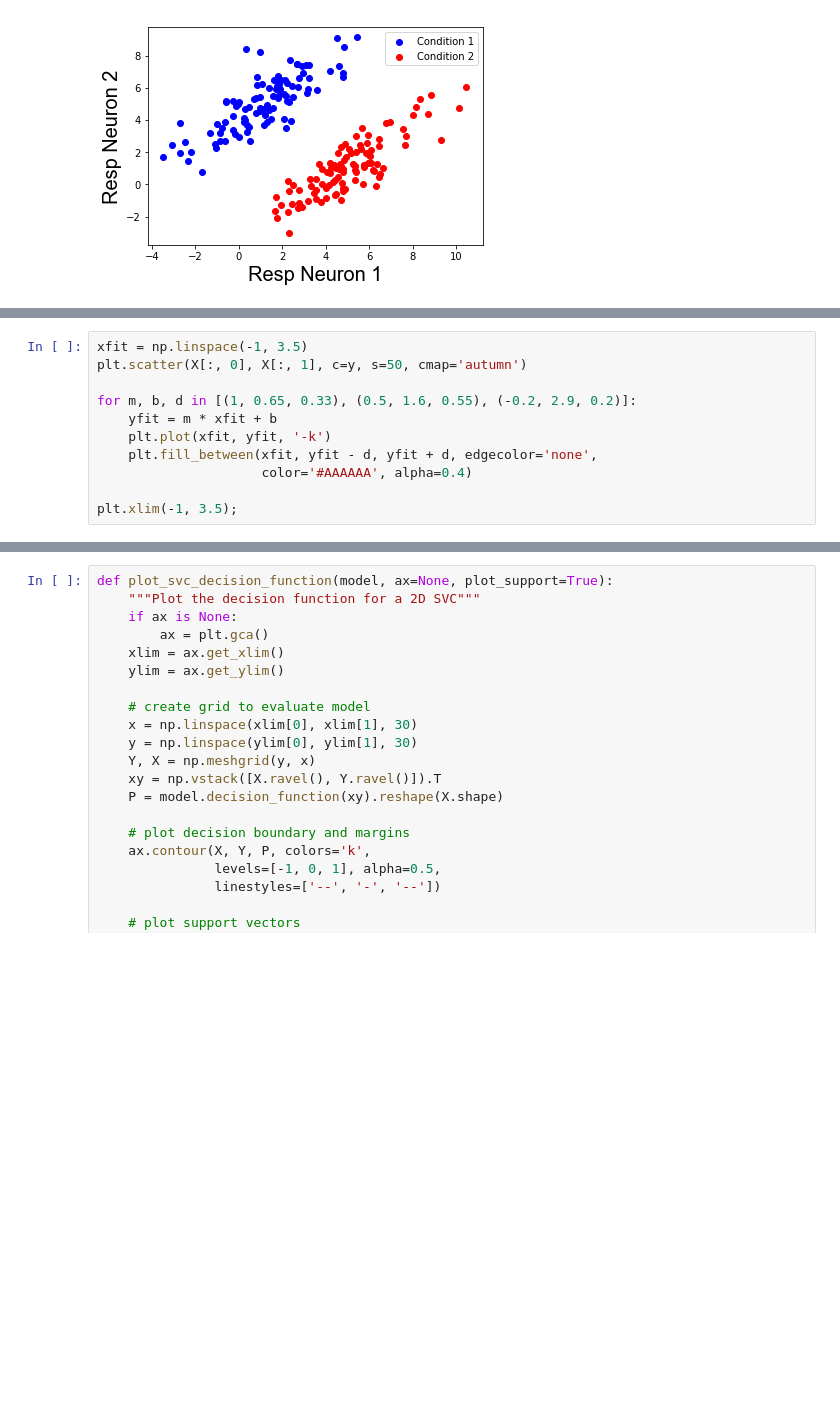
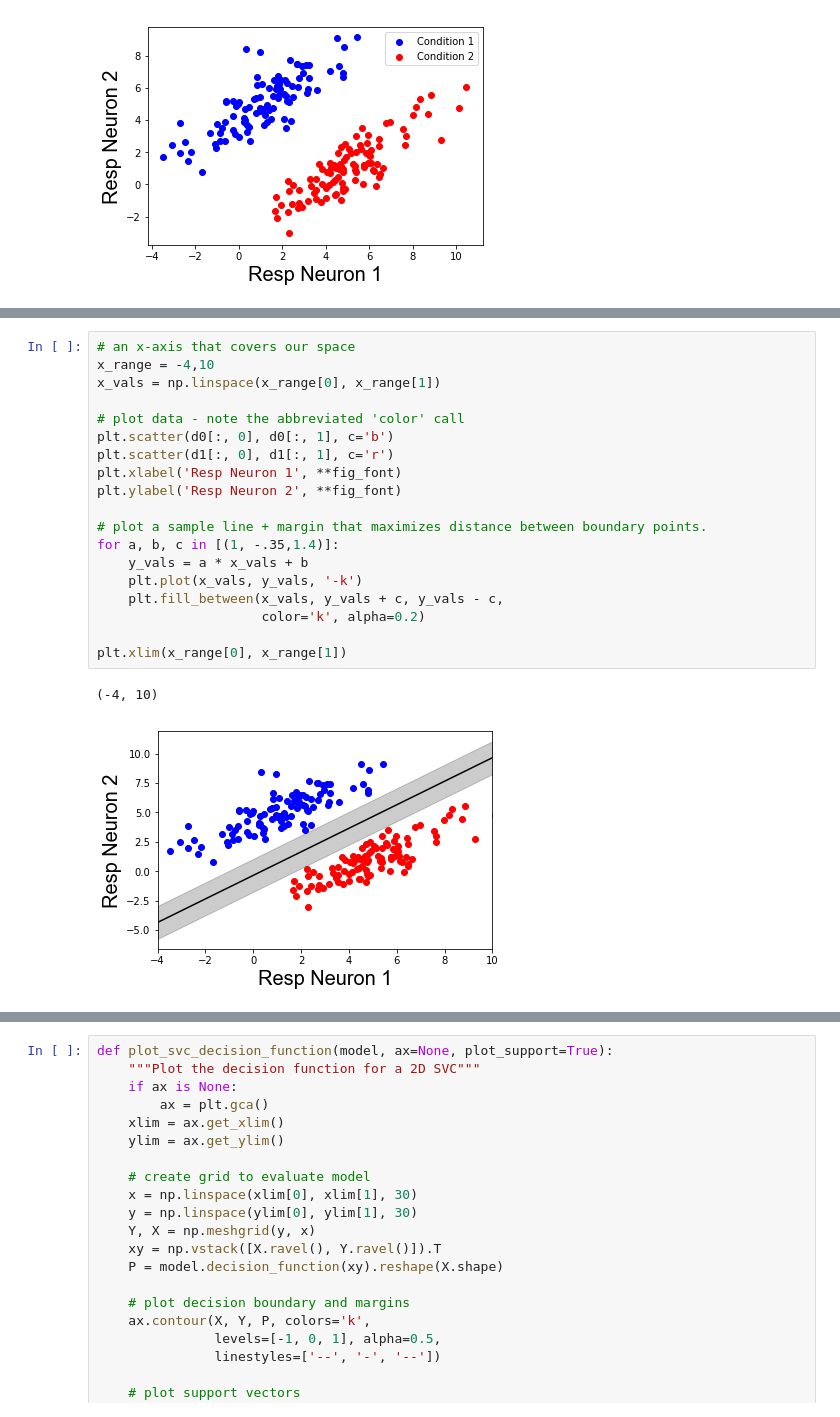
Before and after one commit to TimCSheehan/dev, a Jupyter notebook: Tutorial_041_MachineLearning.ipynb, the cells around one changed output, grey strips where cells are left out. Cells and saved outputs as stored; diff of their text form; blank space fills up the shorter version.

```diff
--- a/Tutorial_041_MachineLearning.ipynb
+++ b/Tutorial_041_MachineLearning.ipynb
@@ -142,11 +131,0 @@ array([-4.        , -3.71428571, -3.42857143, -3.14285714, -2.85714286,
-# %%
-xfit = np.linspace(-1, 3.5)
-plt.scatter(X[:, 0], X[:, 1], c=y, s=50, cmap='autumn')
-
-for m, b, d in [(1, 0.65, 0.33), (0.5, 1.6, 0.55), (-0.2, 2.9, 0.2)]:
-    yfit = m * xfit + b
-    plt.plot(xfit, yfit, '-k')
-    plt.fill_between(xfit, yfit - d, yfit + d, edgecolor='none',
-                     color='#AAAAAA', alpha=0.4)
-
-plt.xlim(-1, 3.5);
@@ -156,0 +134,22 @@ model.fit(X, y)
+# %%
+# an x-axis that covers our space
+x_range = -4,10
+x_vals = np.linspace(x_range[0], x_range[1])
+
+# plot data - note the abbreviated 'color' call
+plt.scatter(d0[:, 0], d0[:, 1], c='b')
+plt.scatter(d1[:, 0], d1[:, 1], c='r')
+plt.xlabel('Resp Neuron 1', **fig_font)
+plt.ylabel('Resp Neuron 2', **fig_font)
+
+# plot a sample line + margin that maximizes distance between boundary points.
+for a, b, c in [(1, -.35,1.4)]:
+    y_vals = a * x_vals + b
+    plt.plot(x_vals, y_vals, '-k')
+    plt.fill_between(x_vals, y_vals + c, y_vals - c,
+                     color='k', alpha=0.2)
+
+plt.xlim(x_range[0], x_range[1])
+# %% [output]
+(-4, 10)
+[figure, added]
```
Also changed, not shown: parts of 9 cells of this notebook.
